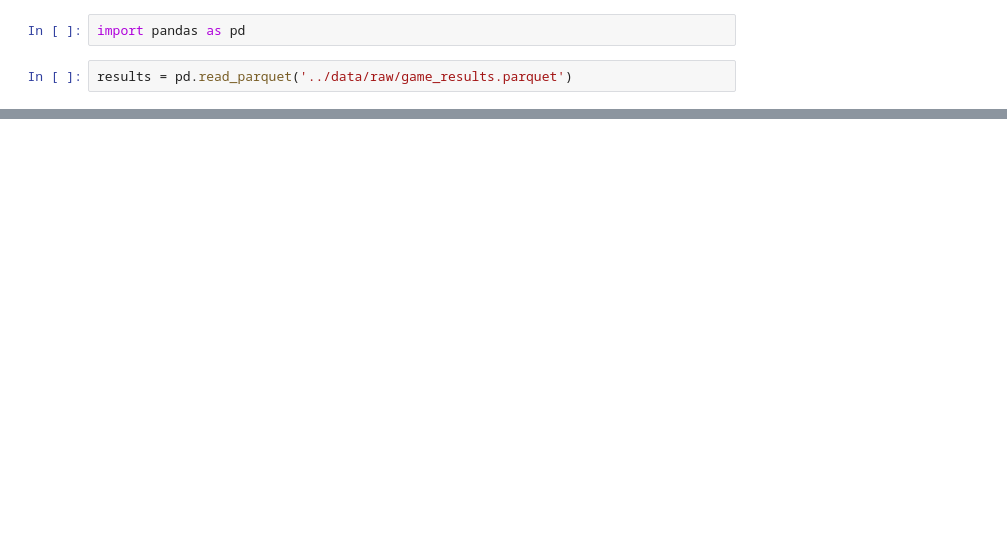
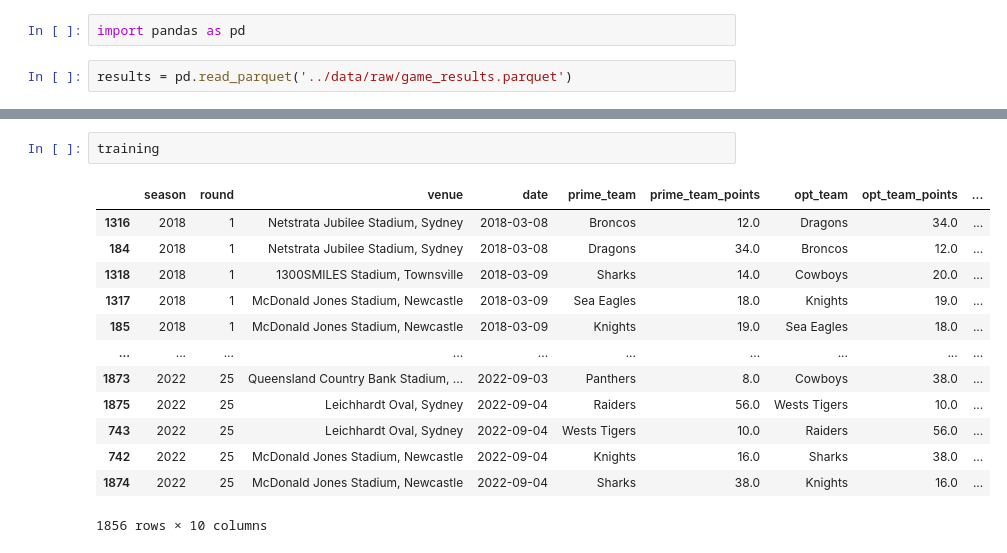
Before and after one commit to cmckeague/nrl_ml_tipping, a Jupyter notebook: notebooks/feature_engineering.ipynb, the cells around one changed output, grey strips where cells are left out. Saved outputs shown, nothing was run; the diff lists cells and outputs as text; blank space fills up the shorter version.

```diff
--- a/notebooks/feature_engineering.ipynb
+++ b/notebooks/feature_engineering.ipynb
@@ -68,0 +84,16 @@ def features(team_result_df):
+# %%
+training
+# %% [output]
+|  | season | round | venue | date | prime_team | prime_team_points | opt_team | opt_team_points | ... |
+| 1316 | 2018 | 1 | Netstrata Jubilee Stadium, Sydney | 2018-03-08 | Broncos | 12.0 | Dragons | 34.0 | ... |
+| 184 | 2018 | 1 | Netstrata Jubilee Stadium, Sydney | 2018-03-08 | Dragons | 34.0 | Broncos | 12.0 | ... |
+| 1318 | 2018 | 1 | 1300SMILES Stadium, Townsville | 2018-03-09 | Sharks | 14.0 | Cowboys | 20.0 | ... |
+| 1317 | 2018 | 1 | McDonald Jones Stadium, Newcastle | 2018-03-09 | Sea Eagles | 18.0 | Knights | 19.0 | ... |
+| 185 | 2018 | 1 | McDonald Jones Stadium, Newcastle | 2018-03-09 | Knights | 19.0 | Sea Eagles | 18.0 | ... |
+| ... | ... | ... | ... | ... | ... | ... | ... | ... | ... |
+| 1873 | 2022 | 25 | Queensland Country Bank Stadium, ... | 2022-09-03 | Panthers | 8.0 | Cowboys | 38.0 | ... |
+| 1875 | 2022 | 25 | Leichhardt Oval, Sydney | 2022-09-04 | Raiders | 56.0 | Wests Tigers | 10.0 | ... |
+| 743 | 2022 | 25 | Leichhardt Oval, Sydney | 2022-09-04 | Wests Tigers | 10.0 | Raiders | 56.0 | ... |
+| 742 | 2022 | 25 | McDonald Jones Stadium, Newcastle | 2022-09-04 | Knights | 16.0 | Sharks | 38.0 | ... |
+| 1874 | 2022 | 25 | McDonald Jones Stadium, Newcastle | 2022-09-04 | Sharks | 38.0 | Knights | 16.0 | ... |
+1856 rows × 10 columns
```
Also changed, not shown: parts of 9 cells of this notebook, 1 other file.
